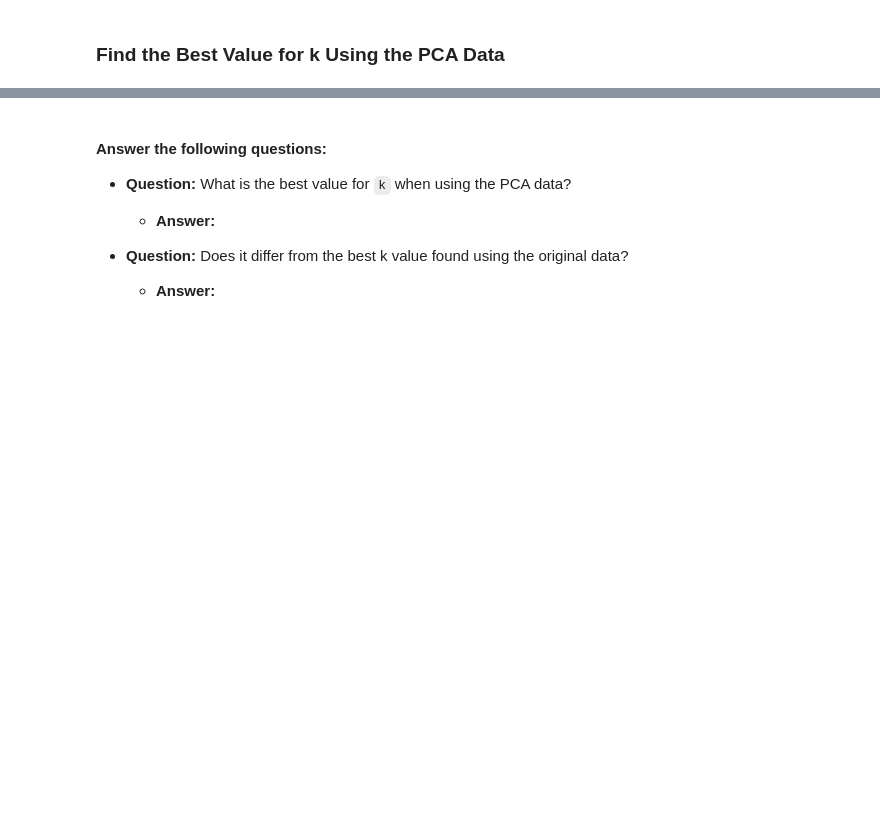
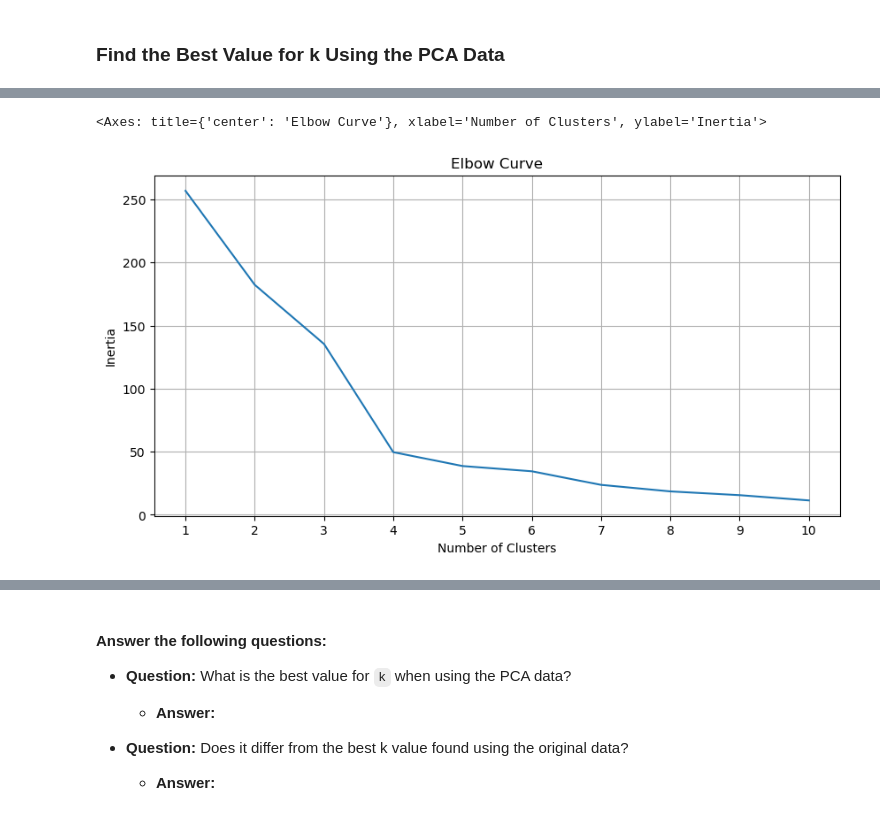
Before and after one commit to rune-encoder/CryptoClustering, a Jupyter notebook: Crypto_Clustering.ipynb, the cells around one changed output, grey strips where cells are left out. Saved outputs shown, nothing was run; the diff lists cells and outputs as text; code cells hidden in the pictures; blank space fills up the shorter version.

```diff
--- a/Crypto_Clustering.ipynb
+++ b/Crypto_Clustering.ipynb
@@ -252,5 +316,7 @@ df_elbow[["calinski_score"]].style.highlight_max(
 # %%
 # Use the PCA model with `fit_transform` on the original scaled DataFrame to reduce to three principal components.
-
+market_data_pca = pca.fit_transform(market_data_scaled_df)
 
 # View the first five rows of the DataFrame.
+print("Shape:", market_data_pca.shape)
+market_data_pca[:5]
@@ -281,22 +377,34 @@ df_elbow[["calinski_score"]].style.highlight_max(
 # %%
 # Create a list with the number of k-values to try
 # Use a range from 1 to 11
-
+k = list(range(1, 11))
 
 # Create an empty list to store the inertia values
-
+inertia = []
 
 # Create a for loop to compute the inertia with each possible value of k
-# Inside the loop:
-# 1. Create a KMeans model using the loop counter for the n_clusters
-# 2. Fit the model to the data using PCA DataFrame.
-# 3. Append the model.inertia_ to the inertia list
+for index in k:
 
+        # 1. Create a KMeans model using the loop counter for the n_clusters
+        model = KMeans(n_clusters=index, n_init="auto", random_state=1)
+
+        # 2. Fit the model to the data using PCA DataFrame
+        model.fit(market_data_pca_df)
+
+        # 3. Append the model.inertia_ to the inertia list
+        inertia.append(model.inertia_)
 
 # Create a dictionary with the data to plot the Elbow curve
-
+elbow_data = {"k": k, "inertia": inertia}
 
 # Create a DataFrame with the data to plot the Elbow curve
+df_elbow = pd.DataFrame(
+    elbow_data,
+)
 
+# Set the "k" column as the index
+df_elbow.set_index("k", inplace=True)
 
 # Display the DataFrame
+print("Shape:", df_elbow.shape)
+df_elbow
@@ -303,3 +425,17 @@ df_elbow[["calinski_score"]].style.highlight_max(
 # %%
 # Plot a line chart with all the inertia values computed with
 # the different values of k to visually identify the optimal value for k.
+
+df_elbow.plot.line(
+    y="inertia",
+    title="Elbow Curve",
+    xticks=k,
+    xlabel="Number of Clusters",
+    ylabel="Inertia",
+    grid=True,
+    legend=False,
+    figsize=(10, 5)
+)
+# %% [output]
+<Axes: title={'center': 'Elbow Curve'}, xlabel='Number of Clusters', ylabel='Inertia'>
+[figure, added]
```
Also changed, not shown: parts of 25 cells of this notebook.
